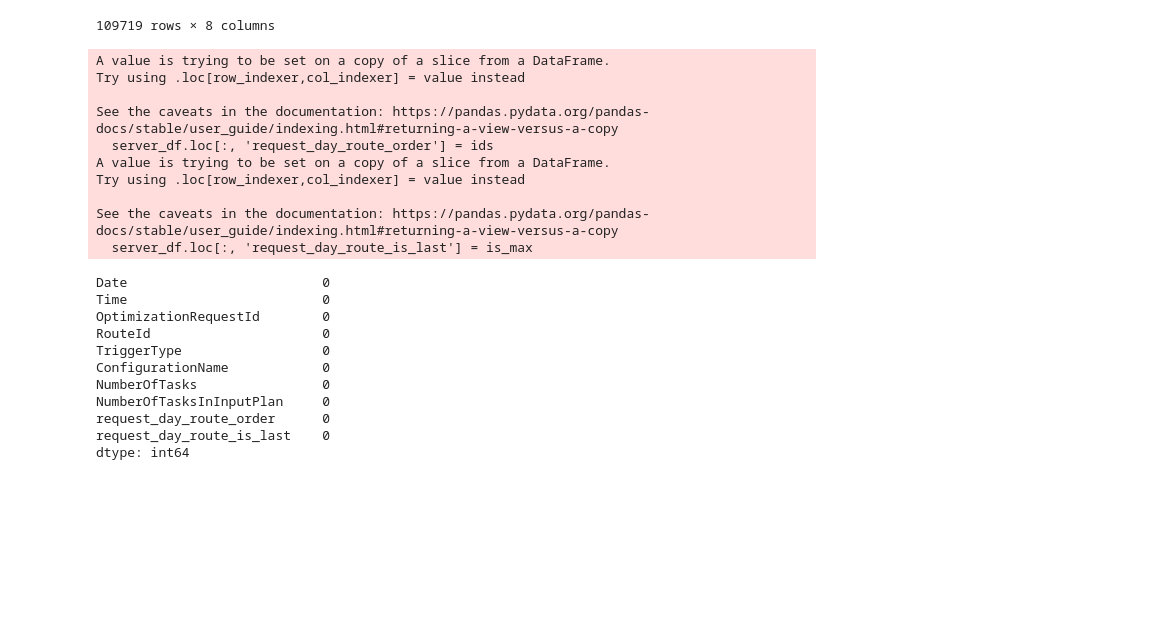
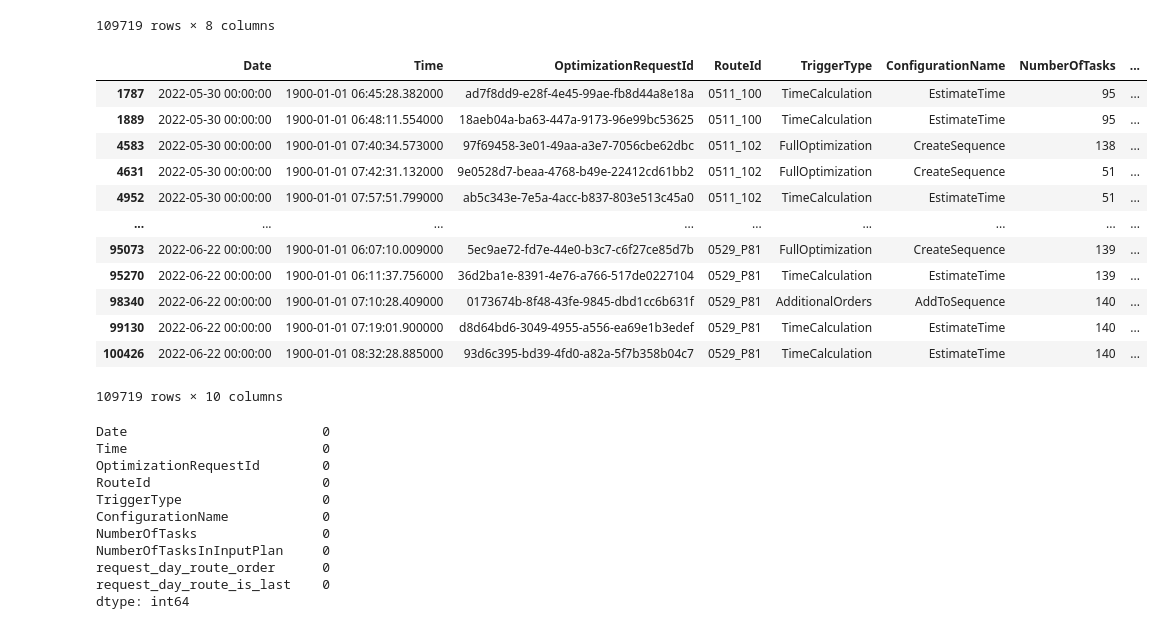
Before and after one commit to Frederic-P/learning-driver-preferences, a Jupyter notebook: notebooks/1 - data extraction.ipynb, the cells around one changed output. Saved outputs shown, nothing was run; the diff lists cells and outputs as text; code cells hidden in the pictures; blank space fills up the shorter version.

```diff
--- a/notebooks/1 - data extraction.ipynb
+++ b/notebooks/1 - data extraction.ipynb
@@ -270,23 +210,11 @@ server_df
 server_df.loc[:, 'Time'] = pd.to_datetime(server_df['Time'], format=' %I:%M:%S.%f %p') #weird space in string - hack
 server_df.loc[:, 'Date'] = pd.to_datetime(server_df['Date'], format='%m/%d/%Y')
 # %%
-ids = []
-is_max = []
-for _, df in server_df.groupby(['Date', 'RouteId']):
-    df = df.sort_values(by='Time')
+new_df = []
+for _, df in tqdm(server_df.groupby(['Date', 'RouteId'])):
+    df_int = df.sort_values(by='Time')
     id_range = range(1, len(df) + 1)
-    ids.extend(id_range)
-    is_max.extend([False] * (len(df) - 1) + [True])
-server_df.loc[:, 'request_day_route_order'] = ids
-server_df.loc[:, 'request_day_route_is_last'] = is_max
+    is_max = [False] * (len(df) - 1) + [True]
+    df_int['request_day_route_order'] = id_range
+    df_int['request_day_route_is_last'] = is_max
+    new_df.append(df_int)
-# %% [output]
-A value is trying to be set on a copy of a slice from a DataFrame.
-Try using .loc[row_indexer,col_indexer] = value instead
-
-See the caveats in the documentation: https://pandas.pydata.org/pandas-docs/stable/user_guide/indexing.html#returning-a-view-versus-a-copy
-  server_df.loc[:, 'request_day_route_order'] = ids
-A value is trying to be set on a copy of a slice from a DataFrame.
-Try using .loc[row_indexer,col_indexer] = value instead
-
-See the caveats in the documentation: https://pandas.pydata.org/pandas-docs/stable/user_guide/indexing.html#returning-a-view-versus-a-copy
-  server_df.loc[:, 'request_day_route_is_last'] = is_max
@@ -293,3 +224,19 @@ See the caveats in the documentation: https://pandas.pydata.org/pandas-docs/stab
+# %%
+server_df
+# %% [output]
+|  | Date | Time | OptimizationRequestId | RouteId | TriggerType | ConfigurationName | NumberOfTasks | ... |
+| 1787 | 2022-05-30 00:00:00 | 1900-01-01 06:45:28.382000 | ad7f8dd9-e28f-4e45-99ae-fb8d44a8e18a | 0511_100 | TimeCalculation | EstimateTime | 95 | ... |
+| 1889 | 2022-05-30 00:00:00 | 1900-01-01 06:48:11.554000 | 18aeb04a-ba63-447a-9173-96e99bc53625 | 0511_100 | TimeCalculation | EstimateTime | 95 | ... |
+| 4583 | 2022-05-30 00:00:00 | 1900-01-01 07:40:34.573000 | 97f69458-3e01-49aa-a3e7-7056cbe62dbc | 0511_102 | FullOptimization | CreateSequence | 138 | ... |
+| 4631 | 2022-05-30 00:00:00 | 1900-01-01 07:42:31.132000 | 9e0528d7-beaa-4768-b49e-22412cd61bb2 | 0511_102 | FullOptimization | CreateSequence | 51 | ... |
+| 4952 | 2022-05-30 00:00:00 | 1900-01-01 07:57:51.799000 | ab5c343e-7e5a-4acc-b837-803e513c45a0 | 0511_102 | TimeCalculation | EstimateTime | 51 | ... |
+| ... | ... | ... | ... | ... | ... | ... | ... | ... |
+| 95073 | 2022-06-22 00:00:00 | 1900-01-01 06:07:10.009000 | 5ec9ae72-fd7e-44e0-b3c7-c6f27ce85d7b | 0529_P81 | FullOptimization | CreateSequence | 139 | ... |
+| 95270 | 2022-06-22 00:00:00 | 1900-01-01 06:11:37.756000 | 36d2ba1e-8391-4e76-a766-517de0227104 | 0529_P81 | TimeCalculation | EstimateTime | 139 | ... |
+| 98340 | 2022-06-22 00:00:00 | 1900-01-01 07:10:28.409000 | 0173674b-8f48-43fe-9845-dbd1cc6b631f | 0529_P81 | AdditionalOrders | AddToSequence | 140 | ... |
+| 99130 | 2022-06-22 00:00:00 | 1900-01-01 07:19:01.900000 | d8d64bd6-3049-4955-a556-ea69e1b3edef | 0529_P81 | TimeCalculation | EstimateTime | 140 | ... |
+| 100426 | 2022-06-22 00:00:00 | 1900-01-01 08:32:28.885000 | 93d6c395-bd39-4fd0-a82a-5f7b358b04c7 | 0529_P81 | TimeCalculation | EstimateTime | 140 | ... |
+109719 rows × 10 columns
 # %%
 server_df.isna().sum()#good
 # %% [output]
```
Also changed, not shown: parts of 9 cells of this notebook, 1 other file.
